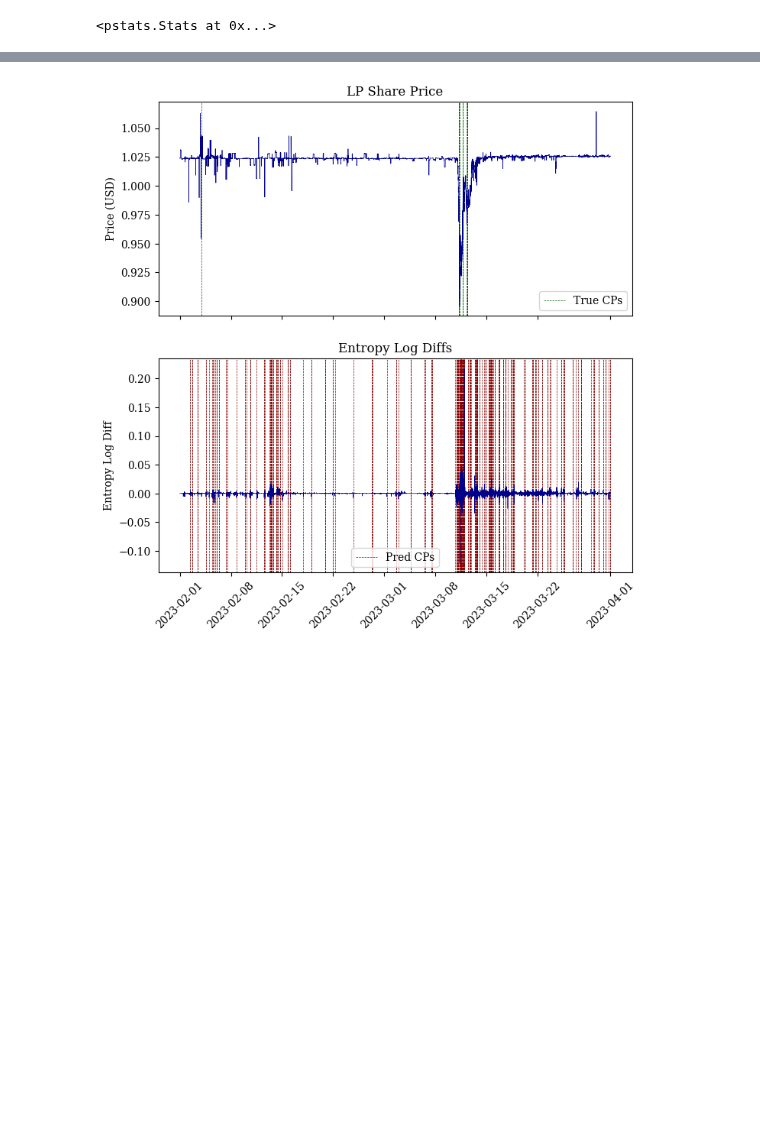
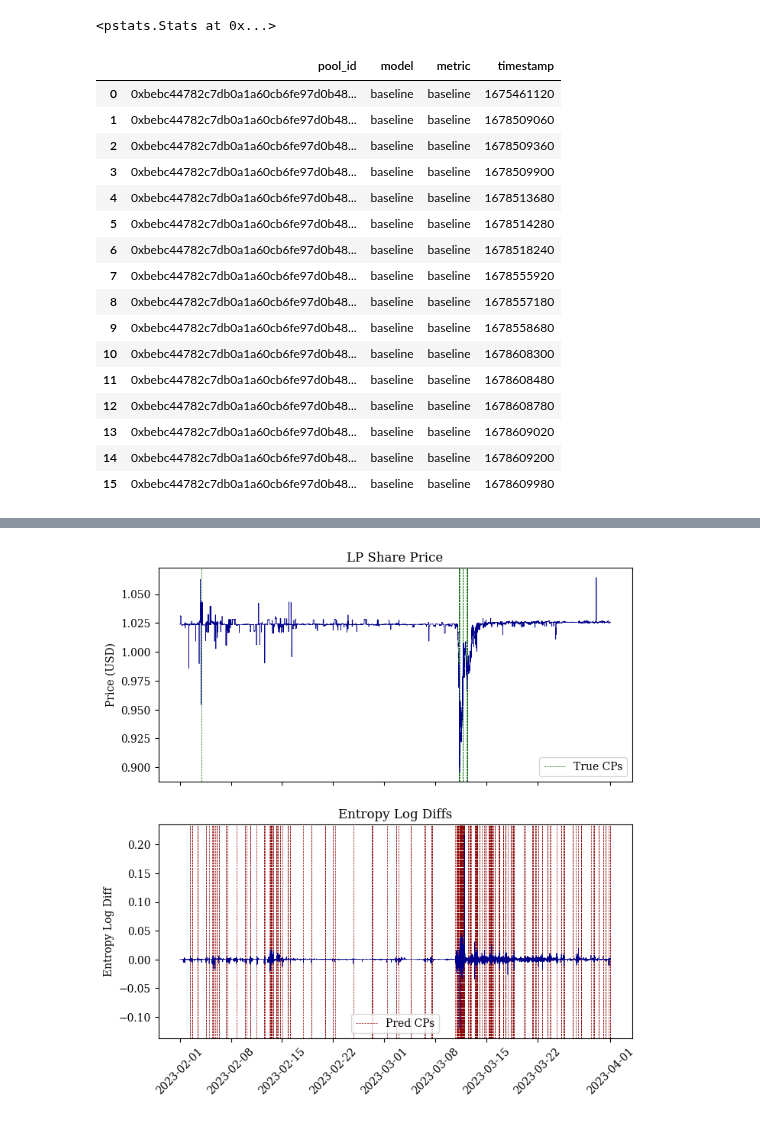
Before and after one commit to xenophonlabs/curve-lp-metrics, a Jupyter notebook: notebooks/usdc_depeg_analysis.ipynb, the cells around one changed output, grey strips where cells are left out. Cells and saved outputs as stored; diff of their text form; code cells hidden in the pictures; blank space fills up the shorter version.

```diff
--- a/notebooks/usdc_depeg_analysis.ipynb
+++ b/notebooks/usdc_depeg_analysis.ipynb
@@ -48,8 +48,6 @@ pool_data = datahandler.get_pool_data(pool, start_ts, end_ts)
 tokens = {token_metadata[v]['symbol']:v for v in set(swaps_data['tokenBought'])}
 ohlcvs = {}
 for k, v in tokens.items():
-    if k == "3Crv":
-        continue
     ohlcv = datahandler.get_ohlcv_data(v, start=start_ts, end=end_ts)
     ohlcvs[v] = ohlcv
 # %%
@@ -142,3 +140,25 @@ results = tuner.tune(grid, X, y)
         1    0.000    0.000    0.000    0.000 /root/curve-lp-metrics/venv/lib/python3.10/site-packages/pathos/abstract_launcher.py:110(__enter__)
         1    0.000    0.000    0.000    0.000 {method 'release' of '_thread.lock' objects}
 <pstats.Stats at 0x...>
+# %%
+cps = metricsprocessor.true_cps(lp_share_price, snapshots)
+foo = DataHandler.format_changepoints(cps, pool, 'baseline', 'baseline')
+foo
+# %% [output]
+|  | pool_id | model | metric | timestamp |
+| 0 | 0xbebc44782c7db0a1a60cb6fe97d0b48... | baseline | baseline | 1675461120 |
+| 1 | 0xbebc44782c7db0a1a60cb6fe97d0b48... | baseline | baseline | 1678509060 |
+| 2 | 0xbebc44782c7db0a1a60cb6fe97d0b48... | baseline | baseline | 1678509360 |
+| 3 | 0xbebc44782c7db0a1a60cb6fe97d0b48... | baseline | baseline | 1678509900 |
+| 4 | 0xbebc44782c7db0a1a60cb6fe97d0b48... | baseline | baseline | 1678513680 |
+| 5 | 0xbebc44782c7db0a1a60cb6fe97d0b48... | baseline | baseline | 1678514280 |
+| 6 | 0xbebc44782c7db0a1a60cb6fe97d0b48... | baseline | baseline | 1678518240 |
+| 7 | 0xbebc44782c7db0a1a60cb6fe97d0b48... | baseline | baseline | 1678555920 |
+| 8 | 0xbebc44782c7db0a1a60cb6fe97d0b48... | baseline | baseline | 1678557180 |
+| 9 | 0xbebc44782c7db0a1a60cb6fe97d0b48... | baseline | baseline | 1678558680 |
+| 10 | 0xbebc44782c7db0a1a60cb6fe97d0b48... | baseline | baseline | 1678608300 |
+| 11 | 0xbebc44782c7db0a1a60cb6fe97d0b48... | baseline | baseline | 1678608480 |
+| 12 | 0xbebc44782c7db0a1a60cb6fe97d0b48... | baseline | baseline | 1678608780 |
+| 13 | 0xbebc44782c7db0a1a60cb6fe97d0b48... | baseline | baseline | 1678609020 |
+| 14 | 0xbebc44782c7db0a1a60cb6fe97d0b48... | baseline | baseline | 1678609200 |
+| 15 | 0xbebc44782c7db0a1a60cb6fe97d0b48... | baseline | baseline | 1678609980 |
```
Also changed, not shown: parts of 1 cell of this notebook, 3 other files.
